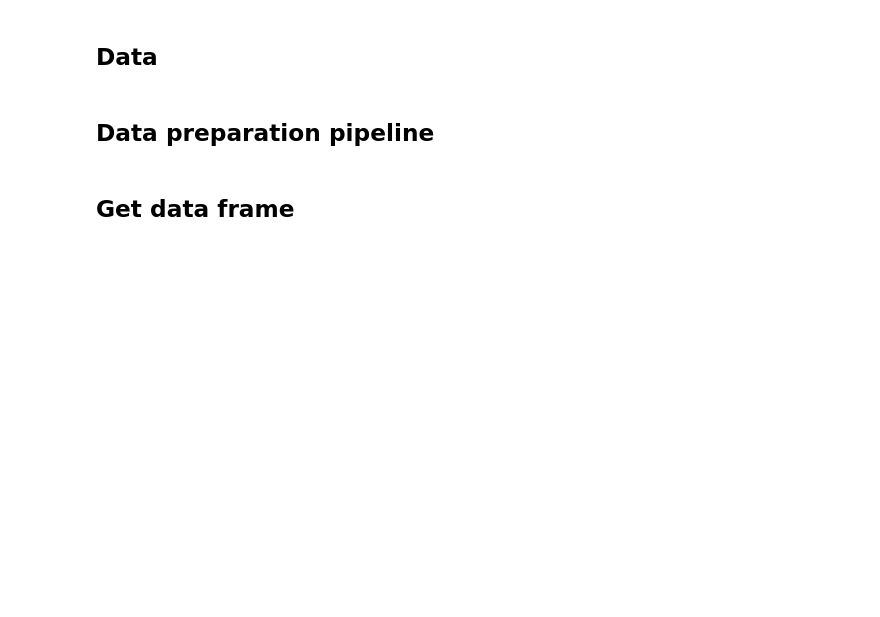
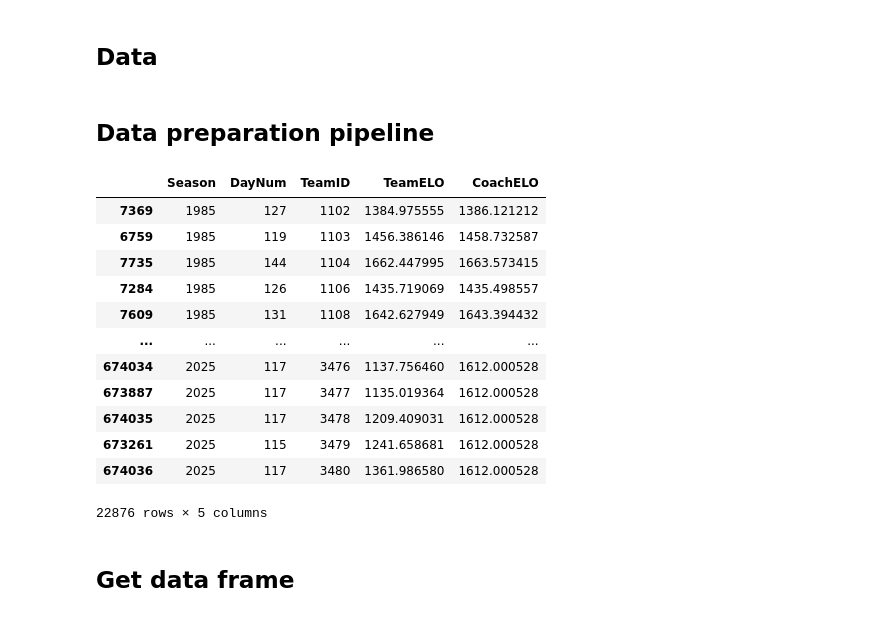
Before and after one commit to fantasy2fry/march-ml-madness-2025, a Jupyter notebook: src/sebislaw/DataFrame/DataFrame.ipynb, the cells around one changed output. Cells and saved outputs as stored; diff of their text form; code cells hidden in the pictures; blank space fills up the shorter version.

Commit message:
Final model and data fix

```diff
--- a/src/sebislaw/DataFrame/DataFrame.ipynb
+++ b/src/sebislaw/DataFrame/DataFrame.ipynb
@@ -522,6 +570,26 @@ def brier_for_all_years(year_range, season_years_list):
             df_test_women_list[i] = df_test_women_list[i][list(df_train_men_list[0])]
 
     return df_train_women_list, df_test_women_list, df_train_men_list, df_test_men_list
+# %%
+elo = pd.read_csv(join(data_path, 'elo.csv'))
+elo['CoachELO'] = elo['CoachELO'].fillna(elo['CoachELO'].mean())
+elo = elo.drop(['CoachName'], axis=1)
+elo = elo.loc[elo.groupby(['Season', 'TeamID'])['DayNum'].idxmax()]
+elo
+# %% [output]
+|  | Season | DayNum | TeamID | TeamELO | CoachELO |
+| 7369 | 1985 | 127 | 1102 | 1384.975555 | 1386.121212 |
+| 6759 | 1985 | 119 | 1103 | 1456.386146 | 1458.732587 |
+| 7735 | 1985 | 144 | 1104 | 1662.447995 | 1663.573415 |
+| 7284 | 1985 | 126 | 1106 | 1435.719069 | 1435.498557 |
+| 7609 | 1985 | 131 | 1108 | 1642.627949 | 1643.394432 |
+| ... | ... | ... | ... | ... | ... |
+| 674034 | 2025 | 117 | 3476 | 1137.756460 | 1612.000528 |
+| 673887 | 2025 | 117 | 3477 | 1135.019364 | 1612.000528 |
+| 674035 | 2025 | 117 | 3478 | 1209.409031 | 1612.000528 |
+| 673261 | 2025 | 115 | 3479 | 1241.658681 | 1612.000528 |
+| 674036 | 2025 | 117 | 3480 | 1361.986580 | 1612.000528 |
+22876 rows × 5 columns
 # %% [markdown]
 ## Get data frame
 # %%
```
Also changed, not shown: parts of 13 cells of this notebook, 21 other files.
